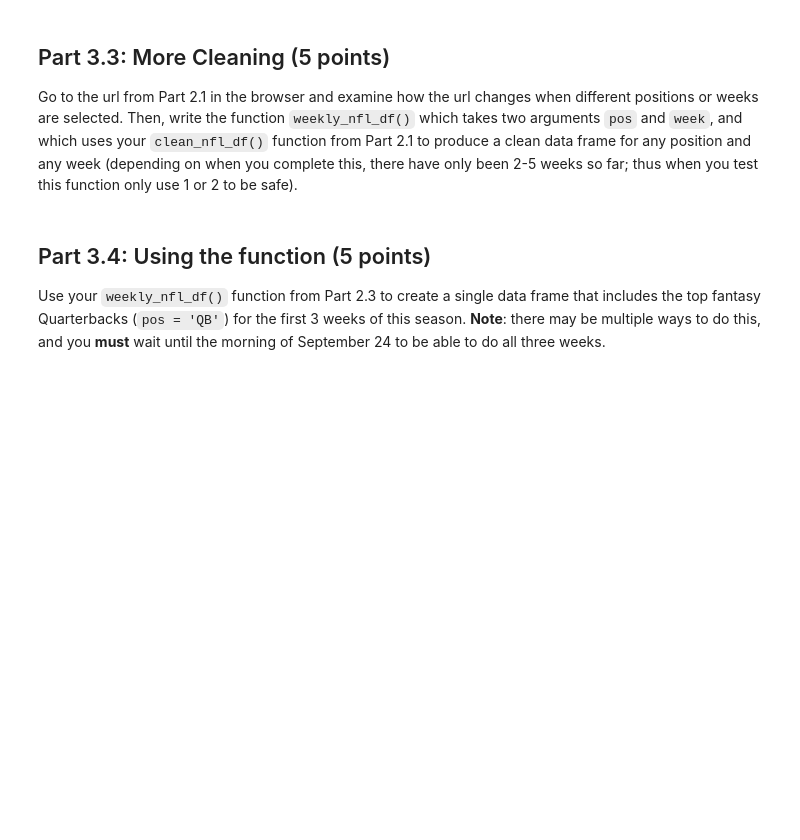
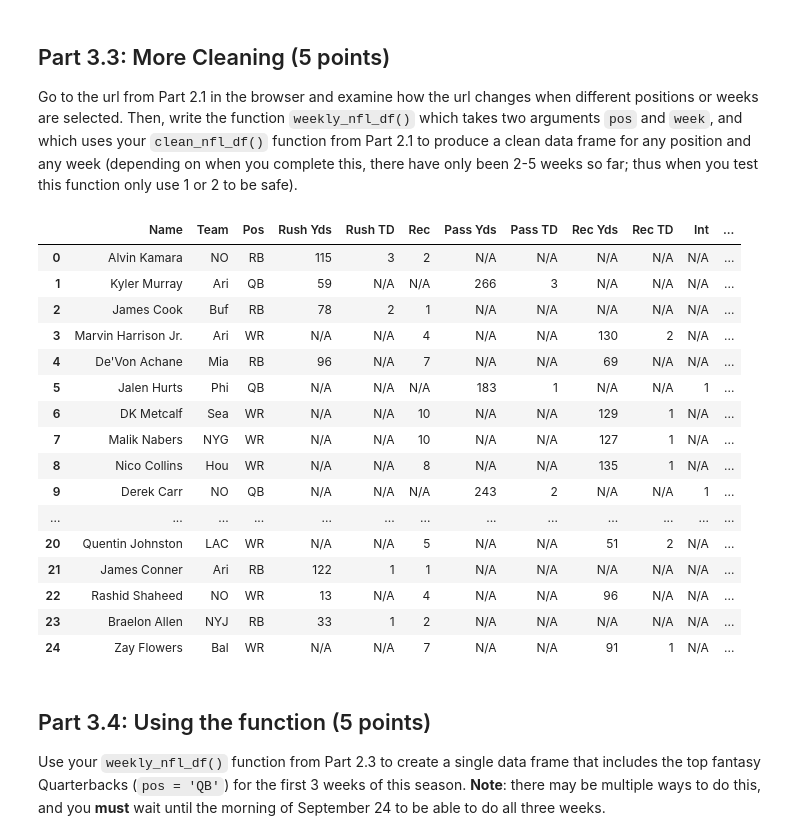
Before and after one commit to DiegoCico/DS3000, a Jupyter notebook: Week3/HW2.ipynb, the cells around one changed output. Drawn from its saved outputs; the diff is of its cells as text; code cells hidden in the pictures; blank space fills up the shorter version.

```diff
--- a/Week3/HW2.ipynb
+++ b/Week3/HW2.ipynb
@@ -664,6 +840,54 @@ print(team)
 ## Part 3.3: More Cleaning (5 points)
 
 Go to the url from Part 2.1 in the browser and examine how the url changes when different positions or weeks are selected. Then, write the function `weekly_nfl_df()` which takes two arguments `pos` and `week`, and which uses your `clean_nfl_df()` function from Part 2.1 to produce a clean data frame for any position and any week (depending on when you complete this, there have only been 2-5 weeks so far; thus when you test this function only use 1 or 2 to be safe).
+# %%
+def weekly_nfl_df(pos, week):
+    """
+    Fetches weekly NFL player data from Yahoo Fantasy Sports based on position and week,
+    and returns a cleaned DataFrame with separate 'Name', 'Team', and 'Pos' columns.
+
+    Args:
+        pos (str): The position to filter the data by (e.g., 'QB', 'RB', 'WR').
+        week (int): The week of the NFL season to fetch data for.
+
+    Returns:
+        pd.DataFrame: A cleaned DataFrame with columns 'Name', 'Team', and 'Pos'
+                      containing player details from the Yahoo Fantasy Sports page.
+
+    Raises:
+        requests.exceptions.RequestException: If there is an issue with the HTTP request.
+    """
+    try:
+        url = f"https://football.fantasysports.yahoo.com/f1/whoshot?pos={pos}&week={week}"
+        res = requests.get(url)
+        res.raise_for_status()
+
+        info = pd.read_html(res.text)
+        return clean_nfl_df(info)
+
+    except requests.exceptions.RequestException as err:
+        print(f"Request error: {err}")
+        raise
+# %%
+weekly_nfl_df("ALL",2)
+# %% [output]
+|  | Name | Team | Pos | Rush Yds | Rush TD | Rec | Pass Yds | Pass TD | Rec Yds | Rec TD | Int | ... |
+| 0 | Alvin Kamara | NO | RB | 115 | 3 | 2 | N/A | N/A | N/A | N/A | N/A | ... |
+| 1 | Kyler Murray | Ari | QB | 59 | N/A | N/A | 266 | 3 | N/A | N/A | N/A | ... |
+| 2 | James Cook | Buf | RB | 78 | 2 | 1 | N/A | N/A | N/A | N/A | N/A | ... |
+| 3 | Marvin Harrison Jr. | Ari | WR | N/A | N/A | 4 | N/A | N/A | 130 | 2 | N/A | ... |
+| 4 | De'Von Achane | Mia | RB | 96 | N/A | 7 | N/A | N/A | 69 | N/A | N/A | ... |
+| 5 | Jalen Hurts | Phi | QB | N/A | N/A | N/A | 183 | 1 | N/A | N/A | 1 | ... |
+| 6 | DK Metcalf | Sea | WR | N/A | N/A | 10 | N/A | N/A | 129 | 1 | N/A | ... |
+| 7 | Malik Nabers | NYG | WR | N/A | N/A | 10 | N/A | N/A | 127 | 1 | N/A | ... |
+| 8 | Nico Collins | Hou | WR | N/A | N/A | 8 | N/A | N/A | 135 | 1 | N/A | ... |
+| 9 | Derek Carr | NO | QB | N/A | N/A | N/A | 243 | 2 | N/A | N/A | 1 | ... |
+| ... | ... | ... | ... | ... | ... | ... | ... | ... | ... | ... | ... | ... |
+| 20 | Quentin Johnston | LAC | WR | N/A | N/A | 5 | N/A | N/A | 51 | 2 | N/A | ... |
+| 21 | James Conner | Ari | RB | 122 | 1 | 1 | N/A | N/A | N/A | N/A | N/A | ... |
+| 22 | Rashid Shaheed | NO | WR | 13 | N/A | 4 | N/A | N/A | 96 | N/A | N/A | ... |
+| 23 | Braelon Allen | NYJ | RB | 33 | 1 | 2 | N/A | N/A | N/A | N/A | N/A | ... |
+| 24 | Zay Flowers | Bal | WR | N/A | N/A | 7 | N/A | N/A | 91 | 1 | N/A | ... |
 # %% [markdown]
 ## Part 3.4: Using the function (5 points)
 
```
Also changed, not shown: parts of 25 cells of this notebook, 1 other file.
